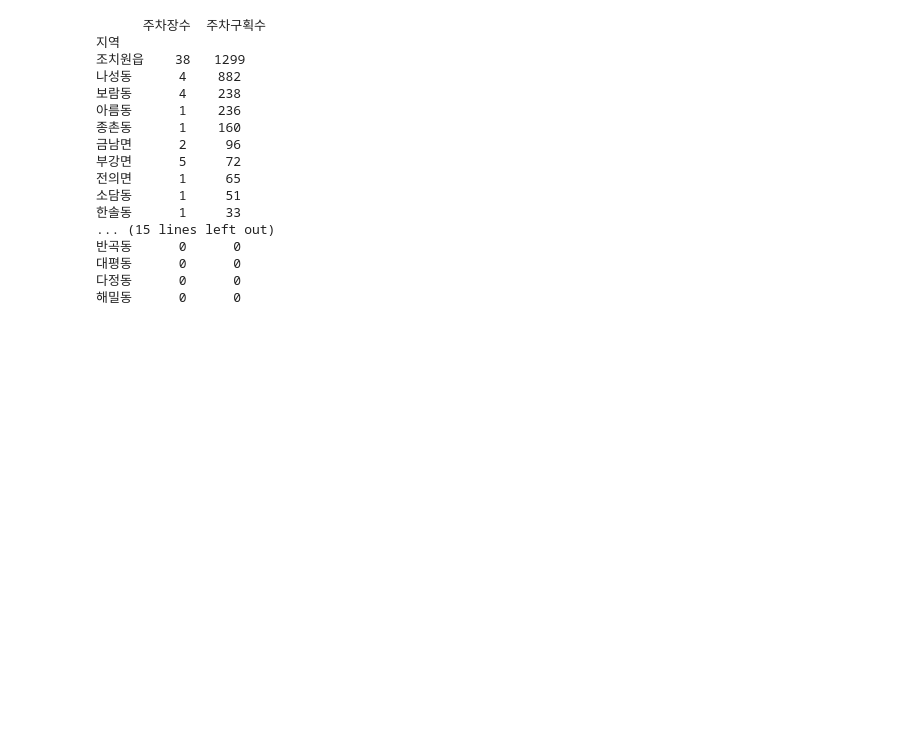
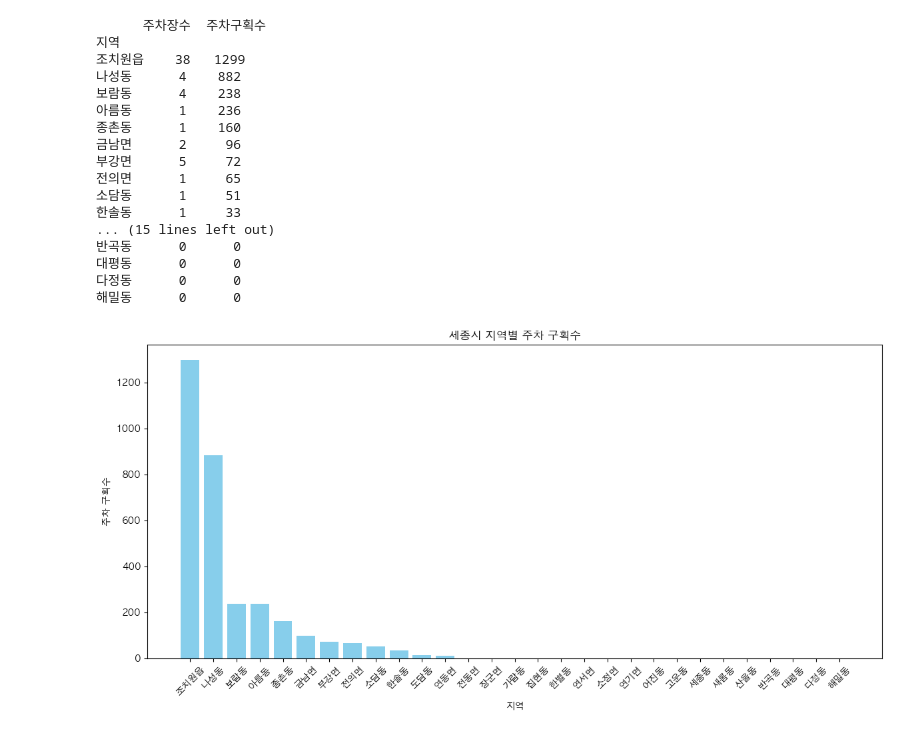
Before and after one commit to social-intelligence-team1/social-intelligence-project, a Jupyter notebook: main/parking_lot.ipynb, the cells around one changed output. Cells and saved outputs as stored; diff of their text form; code cells hidden in the pictures; blank space fills up the shorter version.

```diff
--- a/main/parking_lot.ipynb
+++ b/main/parking_lot.ipynb
@@ -8,6 +8,11 @@ import time
 import requests
 import os
 from dotenv import load_dotenv # API 키 관리를 위한 라이브러리
+import matplotlib.pyplot as plt
+import matplotlib
+
+matplotlib.rcParams['font.family'] = 'AppleGothic'
+matplotlib.rcParams['axes.unicode_minus'] = False
 # %% [markdown]
 ### 데이터 프레임 생성
 # %%
@@ -62,6 +67,6 @@ API 정보 URL: https://business.juso.go.kr/jst/jstRoadNmAddrApiSearch
 # %%
 load_dotenv()
-api_key = os.getenv("API_KEY")
+juso_api_key = os.getenv("JUSO_API_KEY")
 
 def get_emd_name(address, api_key):
     url = "https://business.juso.go.kr/addrlink/addrLinkApi.do"
@@ -69,8 +74,8 @@ def get_emd_name(address, api_key):
     params = {
         "currentPage": 1,
         "countPerPage": 1,
-        "keyword": address,
-        "confmKey": api_key,
+        "keyword": roadAddr,
+        "confmKey": juso_api_key,
         "resultType": "json"
     }
 
@@ -87,7 +92,7 @@ def get_emd_name(address, api_key):
         return f"오류({str(e)})"
 
 
-cleaned_df['지역'] = cleaned_df['주차장 위치 도로명주소정보'].apply(lambda x: get_emd_name(x, api_key))
+cleaned_df['지역'] = cleaned_df['주차장 위치 도로명주소정보'].apply(lambda x: get_emd_name(x, juso_api_key))
 cleaned_df.head()
 # %% [output]
 |  | 주차장 명칭 | 주차장 위치 도로명주소정보 | 주차장 주차 구획수 | 지역 |
@@ -160,3 +167,15 @@ sorted_summary.to_csv("../resources/parking_summary.csv")
 대평동      0      0
 다정동      0      0
 해밀동      0      0
+# %%
+# sorted_summary 시각화
+plt.figure(figsize=(12, 6))
+plt.bar(sorted_summary.index, sorted_summary['주차구획수'], color='skyblue')
+plt.xlabel('지역')
+plt.ylabel('주차 구획수')
+plt.title('세종시 지역별 주차 구획수')
+plt.xticks(rotation=45)
+plt.tight_layout()
+plt.show()
+# %% [output]
+[figure, added]
```
Also changed, not shown: parts of 2 cells of this notebook, 4 other files.
